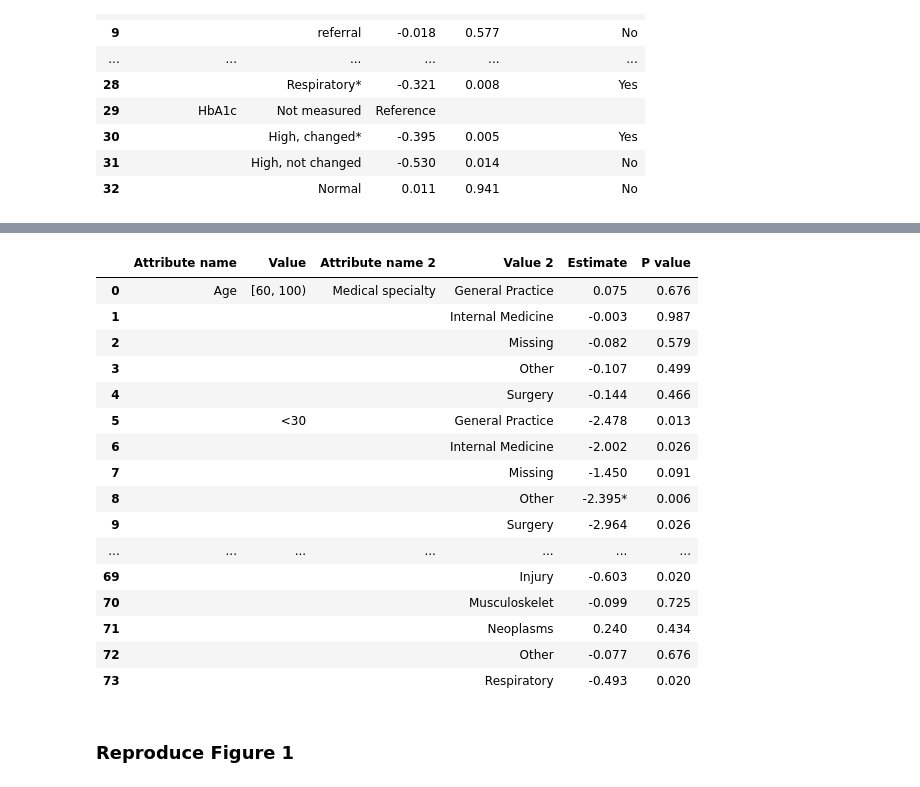
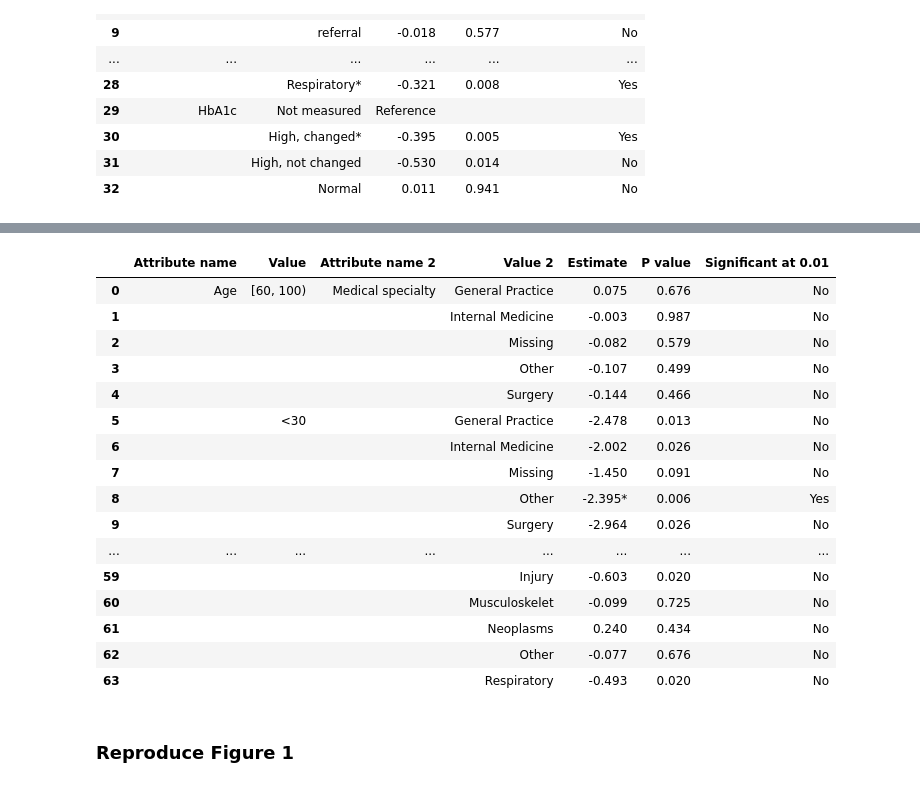
Before and after one commit to mxh210/Summer-Individual-Project, a Jupyter notebook: Processing_Pipeline/01_reproduce_core_paper.ipynb, the cells around one changed output, grey strips where cells are left out. Drawn from its saved outputs; the diff is of its cells as text; code cells hidden in the pictures.

```diff
--- a/Processing_Pipeline/01_reproduce_core_paper.ipynb
+++ b/Processing_Pipeline/01_reproduce_core_paper.ipynb
@@ -1915,50 +1916,51 @@ display(table5_structured.head(20))
 # %%
 table5_display = table5_structured.copy()
 
 # Keep a simple 6-column paper-style layout
 table5_display = table5_display[
     [
         "Attribute name",
         "Value",
         "Interaction attribute",
         "Interaction value",
         "Estimate",
-        "P value"
+        "P value",
+        "Significant at 0.01"
     ]
 ]
 
 # Blank repeated cells to make it look like the paper
 for col in ["Attribute name", "Value", "Interaction attribute"]:
     table5_display[col] = table5_display[col].mask(
         table5_display[col].eq(table5_display[col].shift()),
         ""
     )
 
 # Rename for readability in notebook
 table5_display = table5_display.rename(columns={
     "Interaction attribute": "Attribute name 2",
     "Interaction value": "Value 2"
 })
 
 display(table5_display)
 # %% [output]
-|  | Attribute name | Value | Attribute name 2 | Value 2 | Estimate | P value |
-| 0 | Age | [60, 100) | Medical specialty | General Practice | 0.075 | 0.676 |
-| 1 |  |  |  | Internal Medicine | -0.003 | 0.987 |
-| 2 |  |  |  | Missing | -0.082 | 0.579 |
-| 3 |  |  |  | Other | -0.107 | 0.499 |
-| 4 |  |  |  | Surgery | -0.144 | 0.466 |
-| 5 |  | <30 |  | General Practice | -2.478 | 0.013 |
-| 6 |  |  |  | Internal Medicine | -2.002 | 0.026 |
-| 7 |  |  |  | Missing | -1.450 | 0.091 |
-| 8 |  |  |  | Other | -2.395* | 0.006 |
-| 9 |  |  |  | Surgery | -2.964 | 0.026 |
-| ... | ... | ... | ... | ... | ... | ... |
-| 69 |  |  |  | Injury | -0.603 | 0.020 |
-| 70 |  |  |  | Musculoskelet | -0.099 | 0.725 |
-| 71 |  |  |  | Neoplasms | 0.240 | 0.434 |
-| 72 |  |  |  | Other | -0.077 | 0.676 |
-| 73 |  |  |  | Respiratory | -0.493 | 0.020 |
+|  | Attribute name | Value | Attribute name 2 | Value 2 | Estimate | P value | Significant at 0.01 |
+| 0 | Age | [60, 100) | Medical specialty | General Practice | 0.075 | 0.676 | No |
+| 1 |  |  |  | Internal Medicine | -0.003 | 0.987 | No |
+| 2 |  |  |  | Missing | -0.082 | 0.579 | No |
+| 3 |  |  |  | Other | -0.107 | 0.499 | No |
+| 4 |  |  |  | Surgery | -0.144 | 0.466 | No |
+| 5 |  | <30 |  | General Practice | -2.478 | 0.013 | No |
+| 6 |  |  |  | Internal Medicine | -2.002 | 0.026 | No |
+| 7 |  |  |  | Missing | -1.450 | 0.091 | No |
+| 8 |  |  |  | Other | -2.395* | 0.006 | Yes |
+| 9 |  |  |  | Surgery | -2.964 | 0.026 | No |
+| ... | ... | ... | ... | ... | ... | ... | ... |
+| 59 |  |  |  | Injury | -0.603 | 0.020 | No |
+| 60 |  |  |  | Musculoskelet | -0.099 | 0.725 | No |
+| 61 |  |  |  | Neoplasms | 0.240 | 0.434 | No |
+| 62 |  |  |  | Other | -0.077 | 0.676 | No |
+| 63 |  |  |  | Respiratory | -0.493 | 0.020 | No |
 # %%
 table4_polished.to_csv(
     TABLE_DIR / "table4_polished_non_interaction_terms.csv",
```
Also changed, not shown: parts of 4 cells of this notebook, 2 other files.
